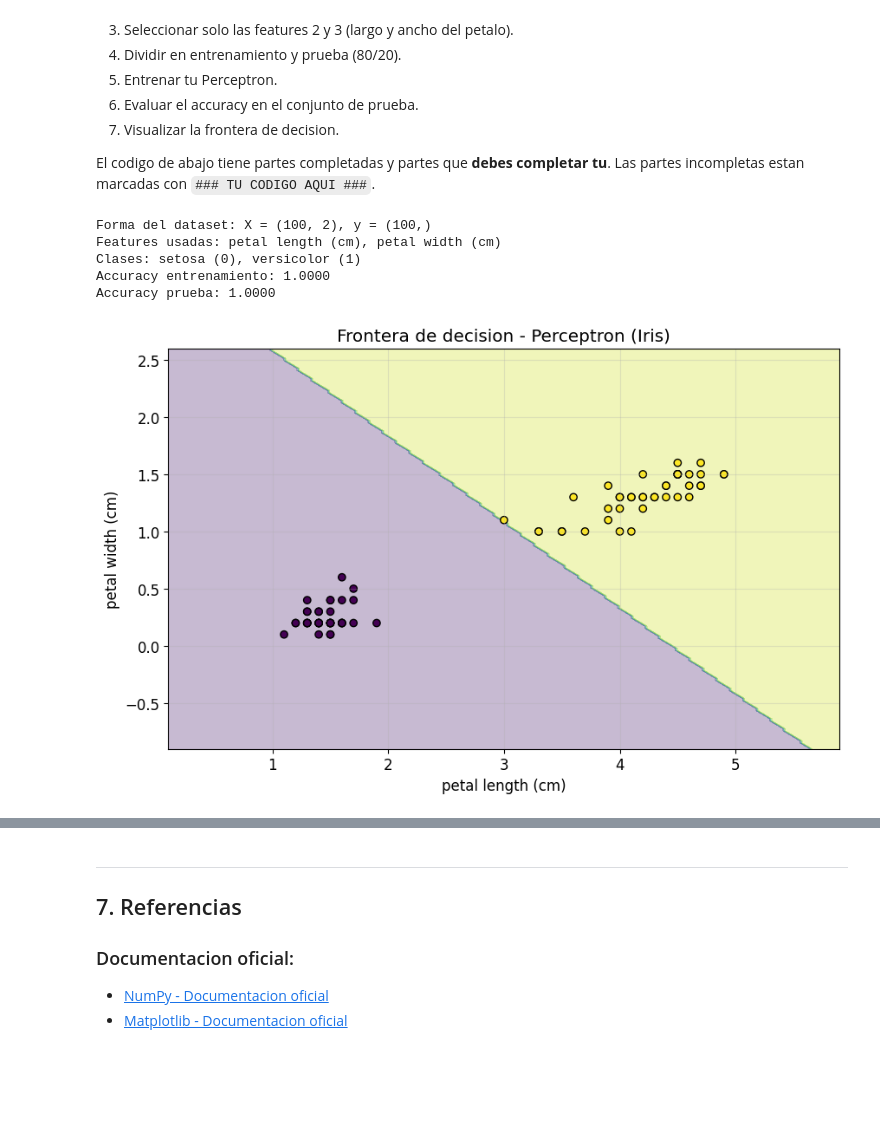
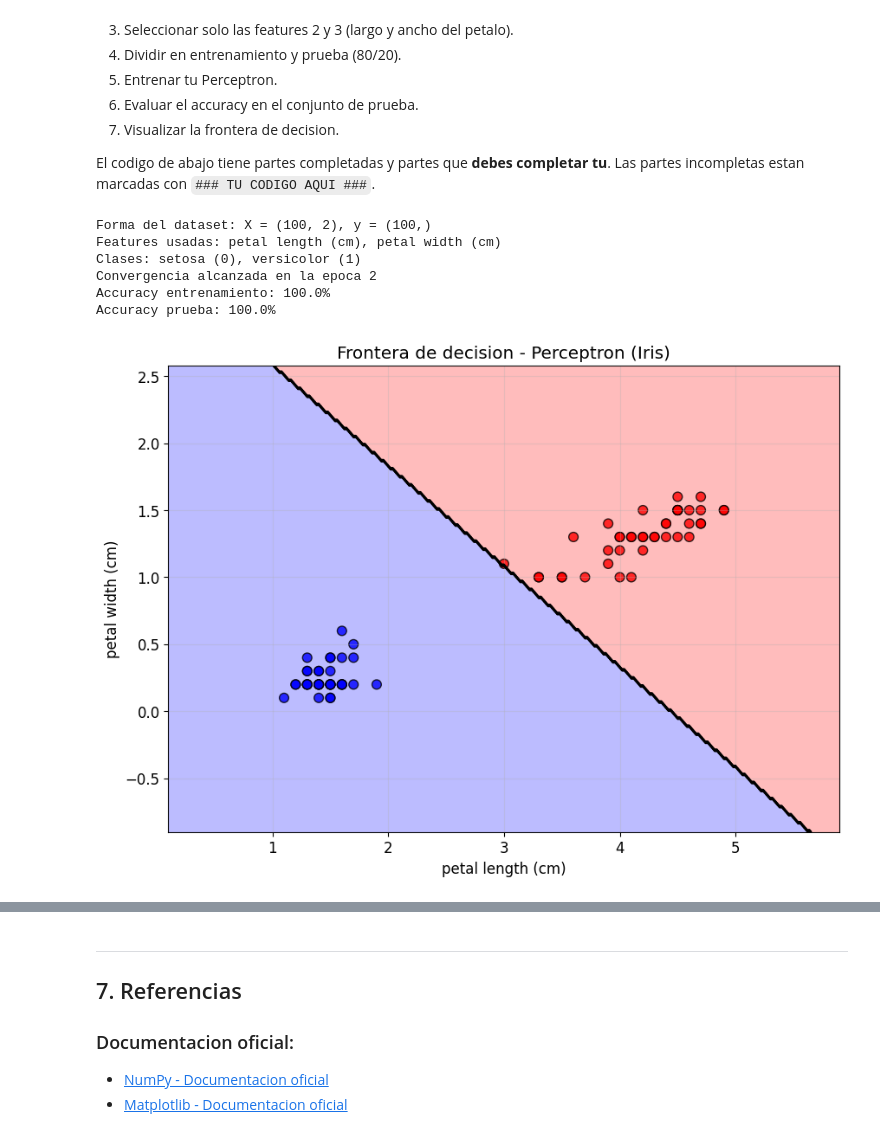
Before and after one commit to crisaldev/deep-learning-2-TdeA, a Jupyter notebook: guias/Guia_01_Fundamentos_DL_Perceptron.ipynb, the cells around one changed output, grey strips where cells are left out. Cells and saved outputs as stored; diff of their text form; code cells hidden in the pictures; blank space fills up the shorter version.

```diff
--- a/guias/Guia_01_Fundamentos_DL_Perceptron.ipynb
+++ b/guias/Guia_01_Fundamentos_DL_Perceptron.ipynb
@@ -1437,93 +1437,39 @@ X_train, X_test, y_train, y_test = train_test_split(
 # Usa train_test_split con test_size=0.2 y random_state=42
 # X_train, X_test, y_train, y_test = ...
 
 
-# Paso 5: Entrenar el Perceptron
-class Perceptron:
-    def __init__(self, learning_rate=0.01, n_iters=1000):
-        self.lr = learning_rate
-        self.n_iters = n_iters
-        self.weights = None
-        self.bias = None
-
-    def fit(self, X, y):
-        n_samples, n_features = X.shape
-
-        # Inicializar pesos
-        self.weights = np.zeros(n_features)
-        self.bias = 0
-
-        # Convertir etiquetas 0 → -1
-        y_ = np.where(y == 0, -1, 1)
-
-        # Entrenamiento
-        for _ in range(self.n_iters):
-            for idx, x_i in enumerate(X):
-                linear_output = np.dot(x_i, self.weights) + self.bias
-                y_pred = np.sign(linear_output)
-
-                if y_pred == 0:
-                    y_pred = 1
-
-                update = self.lr * (y_[idx] - y_pred)
-                self.weights += update * x_i
-                self.bias += update
-
-    def predict(self, X):
-        linear_output = np.dot(X, self.weights) + self.bias
-        y_pred = np.sign(linear_output)
-
-        # Convertir -1 → 0
-        return np.where(y_pred <= 0, 0, 1)
-
-perceptron = Perceptron(learning_rate=0.01, n_iters=100)
+# Paso 5: Entrenar el Perceptro
+perceptron = Perceptron(learning_rate=0.01, n_epochs=100)
 perceptron.fit(X_train, y_train)
 # Crea una instancia de la clase Perceptron con los hiperparametros que consideres apropiados
 # Entrena con X_train y y_train
 
 
 # Paso 6: Evaluar el accuracy
 y_train_pred = perceptron.predict(X_train)
 y_test_pred = perceptron.predict(X_test)
 
 train_accuracy = np.mean(y_train_pred == y_train)
 test_accuracy = np.mean(y_test_pred == y_test)
 
-print(f"Accuracy entrenamiento: {train_accuracy:.4f}")
-print(f"Accuracy prueba: {test_accuracy:.4f}")
+print(f"Accuracy entrenamiento: {train_accuracy*100:.1f}%")
+print(f"Accuracy prueba: {test_accuracy*100:.1f}%")
 # Calcula y muestra el accuracy tanto en entrenamiento como en prueba
 
 
 # Paso 7: Visualizar la frontera de decision
-def plot_decision_boundary(model, X, y):
-    x_min, x_max = X[:, 0].min() - 1, X[:, 0].max() + 1
-    y_min, y_max = X[:, 1].min() - 1, X[:, 1].max() + 1
-
-    xx, yy = np.meshgrid(
-        np.linspace(x_min, x_max, 200),
-        np.linspace(y_min, y_max, 200)
-    )
-
-    grid = np.c_[xx.ravel(), yy.ravel()]
-    Z = model.predict(grid)
-    Z = Z.reshape(xx.shape)
-
-    plt.contourf(xx, yy, Z, alpha=0.3)
-    plt.scatter(X[:, 0], X[:, 1], c=y, edgecolor='k')
-    plt.xlabel("Petal Length")
-    plt.ylabel("Petal Width")
-
-plot_decision_boundary(perceptron, X_train, y_train)
+plot_decision_boundary(X_train, y_train, perceptron)
 plt.xlabel(iris.feature_names[2])
 plt.ylabel(iris.feature_names[3])
 plt.title("Frontera de decision - Perceptron (Iris)")
 plt.show()
 # Usa la funcion plot_decision_boundary() que definimos arriba
 # Grafica usando X_train y y_train
 # %% [output]
 Forma del dataset: X = (100, 2), y = (100,)
 Features usadas: petal length (cm), petal width (cm)
 Clases: setosa (0), versicolor (1)
-Accuracy entrenamiento: 1.0000
-Accuracy prueba: 1.0000
+Convergencia alcanzada en la epoca 2
+Accuracy entrenamiento: 100.0%
+Accuracy prueba: 100.0%
-[figure, old version]
+[figure, new version]
```
Also changed, not shown: parts of 3 cells of this notebook.
